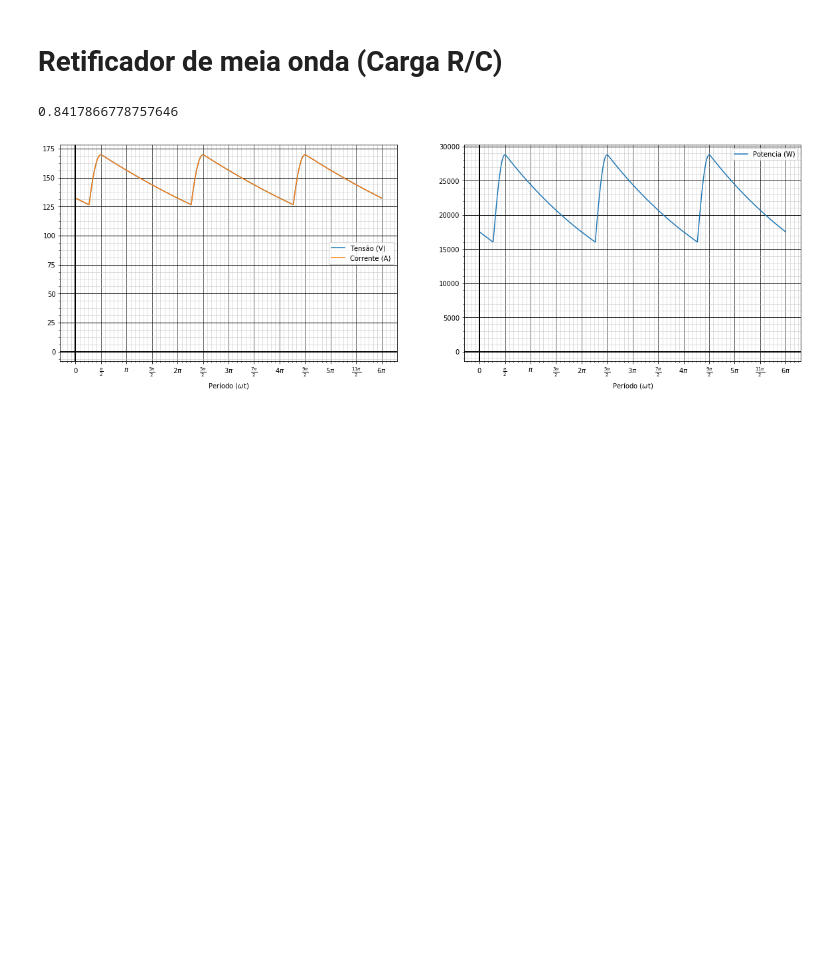
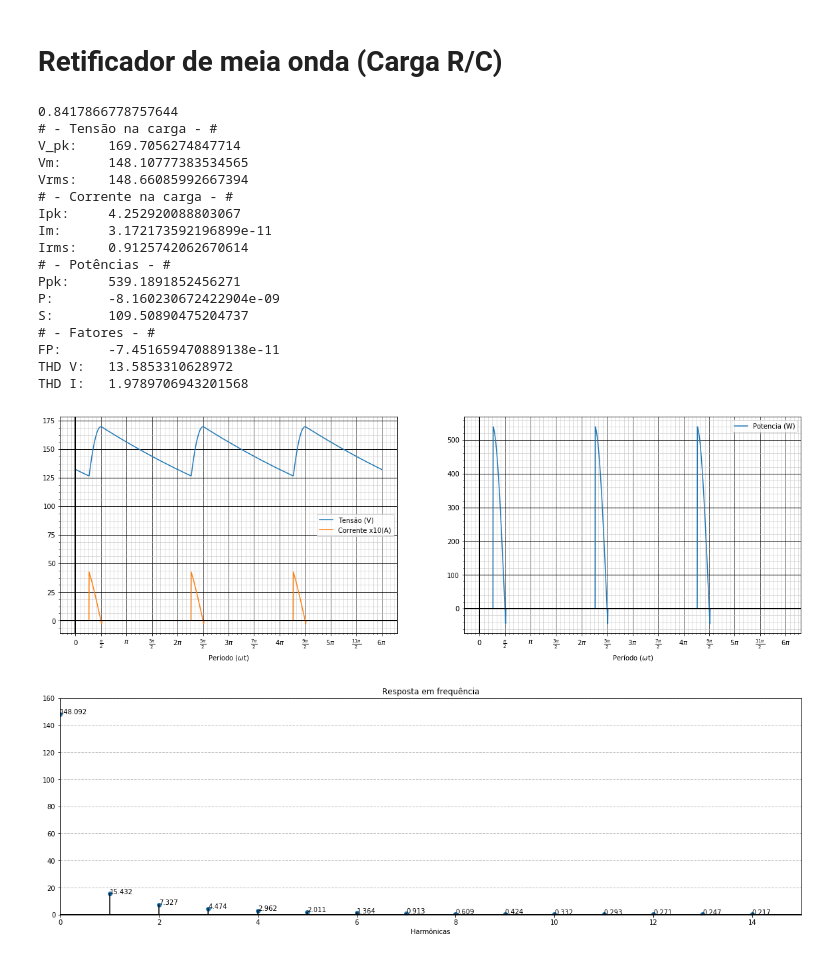
Before and after one commit to diesson/retificadores_python, a Jupyter notebook: 06 Retificador de meia onda (Carga RC).ipynb, the cells around one changed output. Saved outputs shown, nothing was run; the diff lists cells and outputs as text; code cells hidden in the pictures; blank space fills up the shorter version.

```diff
--- a/06 Retificador de meia onda (Carga RC).ipynb
+++ b/06 Retificador de meia onda (Carga RC).ipynb
@@ -7,7 +7,7 @@ from funcoes import *
 # %%
 ############# RETIFICADOR MEIA ONDA #############
 ################### CARGA RC ####################
-Vpk = 120*sqrt(2)
+V_pk = 120*sqrt(2)
 Freq = 60
 R = 500
 C = 100e-6
@@ -19,55 +19,71 @@ XC = 1 / (w * C)
 
 XRC = complex(R,-XC)
 #XRC = 100 - 30j
 
 Z = abs(XRC)
 
 teta = pi - atan(w*R*C)
 #(r, phi) = polar(z)
 tal = 1 / (R * C)
 
 T = 2*pi
 
 func_a = sym.lambdify('x', f'sin(x) - sin({teta})*exp(-(2*{pi}+x-{teta})/{w*R*C})', 'numpy')
 a = scipy.optimize.fsolve(func_a, 0)
 a = a[0]
 print(a)
 
-func_v1 = f'({Vpk}*sin({teta})*exp(-((x+2*{pi})-{teta})/({w*R*C}))*( 1 - heaviside(x - {a}, 0) + {eps} ))+'
-func_v2 = f'({Vpk}*sin(x)*( heaviside(x - {a}, 0) - heaviside(x - {teta}, 0) + {eps} )) + '
-func_v3 = f'({Vpk}*sin({teta})*exp(-(x-{teta})/({w*R*C})) * heaviside(x - {teta}, 0))'
+func_v1 = f'({V_pk}*sin({teta})*exp(-((x+2*{pi})-{teta})/({w*R*C}))*( 1 - heaviside(x - {a}, 0) + {eps} ))+'
+func_v2 = f'({V_pk}*sin(x)*( heaviside(x - {a}, 0) - heaviside(x - {teta}, 0) + {eps} )) + '
+func_v3 = f'({V_pk}*sin({teta})*exp(-(x-{teta})/({w*R*C})) * heaviside(x - {teta}, 0))'
+
 func_v = func_v1 + func_v2 + func_v3
 V_media = calculo_medio(func_v)
 V_rms = calculo_rms(func_v)
 
-func_i_c_d_on = f'{w*C*Vpk}*cos(x)*( heaviside(x - {a}, 0) - heaviside(x - {teta}, 0) + {eps} )'
-func_i_c_d_off_1 = f'{-(Vpk*sin(teta))/R}*exp(-((x+2*{pi})-{teta})/({w*R*C}))*( 1 - heaviside(x - {a}, 0) + {eps} )'
-func_i_c_d_off_2 = f'{-(Vpk*sin(teta))/R}*exp(-(x-{teta})/({w*R*C}))* heaviside(x - {teta}, 0)'
+func_i_c_d_on = f'{w*C*V_pk}*cos(x)*( heaviside(x - {a}, 0) - heaviside(x - {teta}, 0) + {eps} )'
+func_i_c_d_off_1 = f'{-(V_pk*sin(teta))/R}*exp(-((x+2*{pi})-{teta})/({w*R*C}))*( 1 - heaviside(x - {a}, 0) + {eps} )'
+func_i_c_d_off_2 = f'{-(V_pk*sin(teta))/R}*exp(-(x-{teta})/({w*R*C}))* heaviside(x - {teta}, 0)'
 
 func_i = '(' + func_i_c_d_on + ')+(' + func_i_c_d_off_1 + ')+(' + func_i_c_d_off_2 + ')'
-
-
-func_i = func_b + f'*( heaviside(x - {a}, 0) - heaviside(x - {b}, 0) + {eps})'
 I_media = calculo_medio(func_i)
 I_rms = calculo_rms(func_i)
+I_pk = calculo_pk(func_i)
 
-#func_p = '(' + func_v + ')*(' + func_i + ')'
-#P = calculo_medio(func_p)
-#S = I_rms*Vpk/sqrt(2)
-#Q = sqrt(S**2 - P**2)
-#FP = P/S
-#thd = calculo_thd(func_v, T)
+func_p = '(' + func_v + ')*(' + func_i + ')'
+P = calculo_medio(func_p)
+S = I_rms*V_pk/sqrt(2)
+P_pk = calculo_pk(func_p)
 
+FP = P/S
+thdV = calculo_thd(func_v, T)
+thdI = calculo_thd(func_i, T)
 
-#print("Vpk:\t" , Vpk        , "\nVm: \t", V_media, "\nVrms: \t", V_rms)
-#print("Ipk: \t", Vpk/R - E/R, "\nIm: \t", I_media, "\nIrms: \t", I_rms)
-#print("Ppk:\t" , Vpk**2/R   , "\nP: \t" , P      , "\nS: \t"   , S)
-#print("Q: \t"  , Q          , "\nFP:\t" , FP     , "\nTHD:\t", thd)
+print("# - Tensão na carga - #"   , "\nV_pk:\t"  , V_pk, "\nVm: \t"  , V_media, "\nVrms: \t", V_rms)
+print("# - Corrente na carga - #" , "\nIpk: \t" , I_pk, "\nIm: \t"  , I_media, "\nIrms: \t", I_rms)
+print("# - Potências - #"         , "\nPpk:\t"  , P_pk, "\nP: \t"   , P      , "\nS: \t"   , S)
+print("# - Fatores - #"           , "\nFP:\t"   , FP  , "\nTHD V:\t", thdV   , "\nTHD I:\t", thdI)
 
-
-plot_info(func_v, func_v, xlim=(0, T))
-#fig, (ax2) = plt.subplots(1, 1, figsize=(20, 6), sharey=True, sharex=True)
-#plot_fft(func_v, ax2, T=2*np.pi, n_harmonicas = 15)
+plot_info(func_v, func_i_c_d_on, xlim=(0, T))
+fig, (ax2) = plt.subplots(1, 1, figsize=(20, 6), sharey=True, sharex=True)
+plot_fft(func_v, ax2, T=2*np.pi, n_harmonicas = 15)
 # %% [output]
-0.8417866778757646
+0.8417866778757644
+# - Tensão na carga - #
+V_pk:    169.7056274847714
+Vm:      148.10777383534565
+Vrms:    148.66085992667394
+# - Corrente na carga - #
+Ipk:     4.252920088803067
+Im:      3.172173592196899e-11
+Irms:    0.9125742062670614
+# - Potências - #
+Ppk:     539.1891852456271
+P:       -8.160230672422904e-09
+S:       109.50890475204737
+# - Fatores - #
+FP:      -7.451659470889138e-11
+THD V:   13.5853310628972
+THD I:   1.9789706943201568
-[figure, old version]
+[figure, new version]
+[figure, added]
```
Also changed, not shown: 5 other files.
